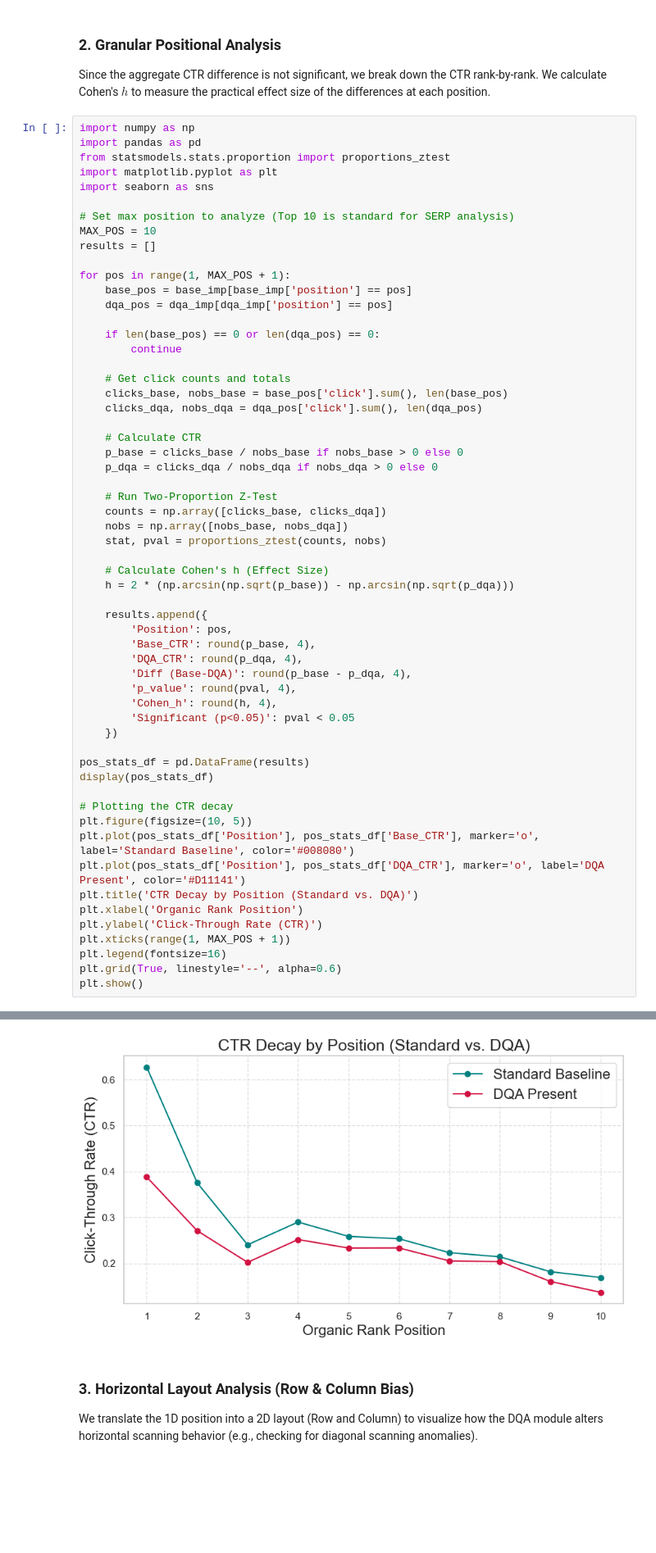
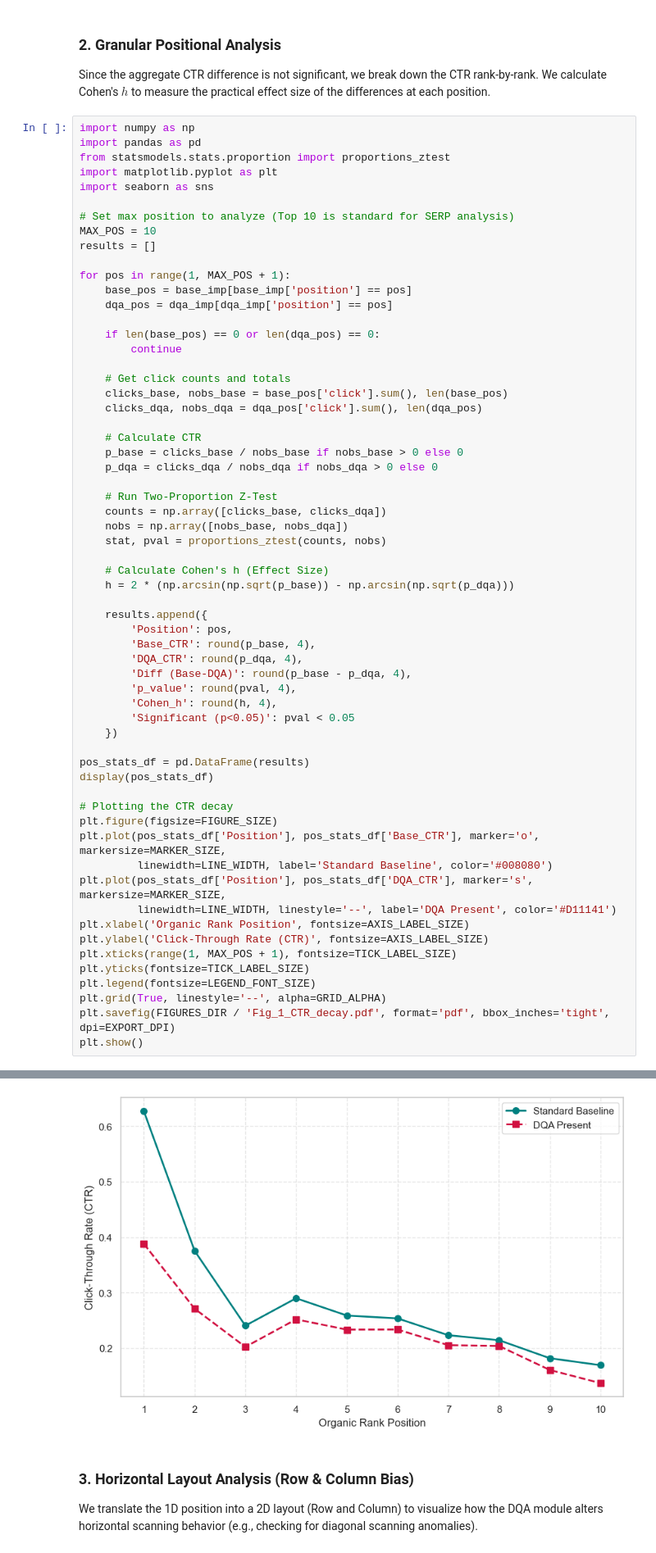
Before and after one commit to Jesperk88/Thesis_masters, a Jupyter notebook: notebooks/SQ1_Analysis.ipynb, the cells around one changed output, grey strips where cells are left out. Shown at 82% size. Drawn from its saved outputs; the diff is of its cells as text; blank space fills up the shorter version.

Commit message:
image changes

```diff
--- a/notebooks/SQ1_Analysis.ipynb
+++ b/notebooks/SQ1_Analysis.ipynb
@@ -124,43 +162,46 @@ for pos in range(1, MAX_POS + 1):
     # Calculate Cohen's h (Effect Size)
     h = 2 * (np.arcsin(np.sqrt(p_base)) - np.arcsin(np.sqrt(p_dqa)))
 
     results.append({
         'Position': pos,
         'Base_CTR': round(p_base, 4),
         'DQA_CTR': round(p_dqa, 4),
         'Diff (Base-DQA)': round(p_base - p_dqa, 4),
         'p_value': round(pval, 4),
         'Cohen_h': round(h, 4),
         'Significant (p<0.05)': pval < 0.05
     })
 
 pos_stats_df = pd.DataFrame(results)
 display(pos_stats_df)
 
 # Plotting the CTR decay
-plt.figure(figsize=(10, 5))
-plt.plot(pos_stats_df['Position'], pos_stats_df['Base_CTR'], marker='o', label='Standard Baseline', color='#008080')
-plt.plot(pos_stats_df['Position'], pos_stats_df['DQA_CTR'], marker='o', label='DQA Present', color='#D11141')
-plt.title('CTR Decay by Position (Standard vs. DQA)')
-plt.xlabel('Organic Rank Position')
-plt.ylabel('Click-Through Rate (CTR)')
-plt.xticks(range(1, MAX_POS + 1))
-plt.legend(fontsize=16)
-plt.grid(True, linestyle='--', alpha=0.6)
+plt.figure(figsize=FIGURE_SIZE)
+plt.plot(pos_stats_df['Position'], pos_stats_df['Base_CTR'], marker='o', markersize=MARKER_SIZE,
+         linewidth=LINE_WIDTH, label='Standard Baseline', color='#008080')
+plt.plot(pos_stats_df['Position'], pos_stats_df['DQA_CTR'], marker='s', markersize=MARKER_SIZE,
+         linewidth=LINE_WIDTH, linestyle='--', label='DQA Present', color='#D11141')
+plt.xlabel('Organic Rank Position', fontsize=AXIS_LABEL_SIZE)
+plt.ylabel('Click-Through Rate (CTR)', fontsize=AXIS_LABEL_SIZE)
+plt.xticks(range(1, MAX_POS + 1), fontsize=TICK_LABEL_SIZE)
+plt.yticks(fontsize=TICK_LABEL_SIZE)
+plt.legend(fontsize=LEGEND_FONT_SIZE)
+plt.grid(True, linestyle='--', alpha=GRID_ALPHA)
+plt.savefig(FIGURES_DIR / 'Fig_1_CTR_decay.pdf', format='pdf', bbox_inches='tight', dpi=EXPORT_DPI)
 plt.show()
 # %% [output]
 |  | Position | Base_CTR | DQA_CTR | Diff (Base-DQA) | p_value | Cohen_h | Significant (p<0.05) |
 | 0 | 1 | 0.6269 | 0.3880 | 0.2389 | 0.0000 | 0.4825 | True |
 | 1 | 2 | 0.3754 | 0.2711 | 0.1043 | 0.0000 | 0.2237 | True |
 | 2 | 3 | 0.2405 | 0.2023 | 0.0383 | 0.0000 | 0.0922 | True |
 | 3 | 4 | 0.2899 | 0.2519 | 0.0380 | 0.0002 | 0.0856 | True |
 | 4 | 5 | 0.2588 | 0.2334 | 0.0254 | 0.0320 | 0.0590 | True |
 | 5 | 6 | 0.2536 | 0.2336 | 0.0200 | 0.1057 | 0.0465 | False |
 | 6 | 7 | 0.2233 | 0.2054 | 0.0178 | 0.1688 | 0.0434 | False |
 | 7 | 8 | 0.2143 | 0.2039 | 0.0104 | 0.4220 | 0.0256 | False |
 | 8 | 9 | 0.1819 | 0.1607 | 0.0212 | 0.1102 | 0.0564 | False |
 | 9 | 10 | 0.1693 | 0.1370 | 0.0322 | 0.0128 | 0.0896 | True |
-[figure, old version]
+[figure, new version]
 # %% [markdown]
 ### 3. Horizontal Layout Analysis (Row & Column Bias)
 We translate the 1D position into a 2D layout (Row and Column) to visualize how the DQA module alters horizontal scanning behavior (e.g., checking for diagonal scanning anomalies).
```
Also changed, not shown: parts of 2 cells of this notebook, 12 other files.
